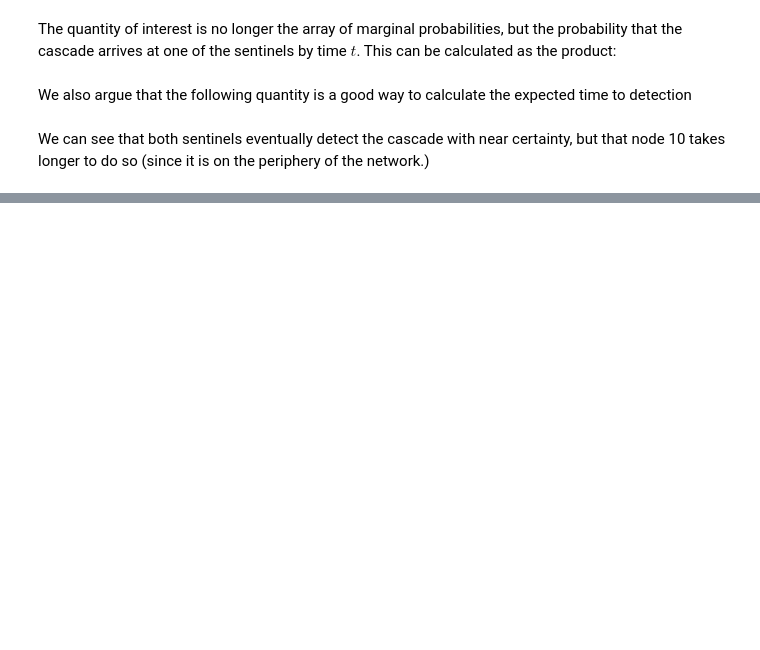
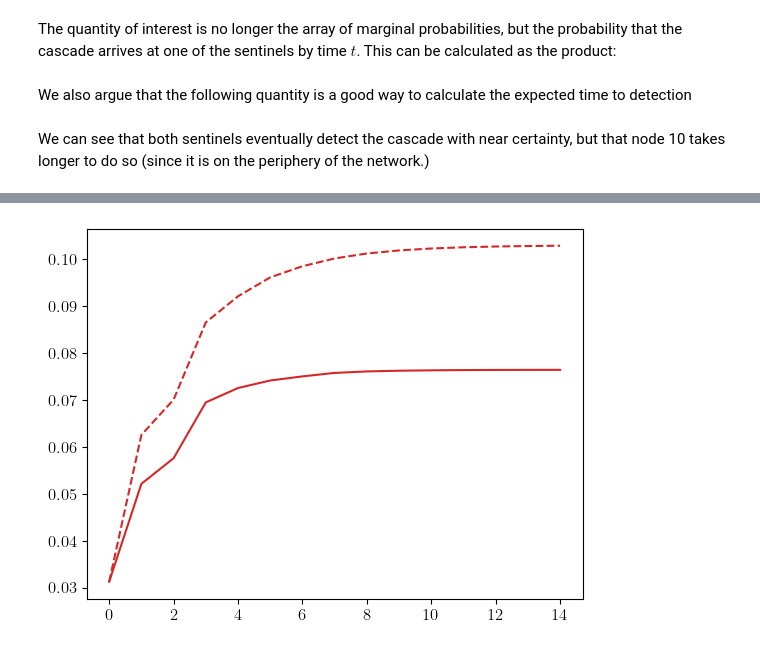
Before and after one commit to erikweis/loopy-MP-interventions, a Jupyter notebook: example.ipynb, the cells around one changed output, grey strips where cells are left out. Drawn from its saved outputs; the diff is of its cells as text; code cells hidden in the pictures; blank space fills up the shorter version.

```diff
--- a/example.ipynb
+++ b/example.ipynb
@@ -228,0 +300,9 @@ Text(3.9715934059486413, 0.2, 'Expected time to detection\n $t=3.47$')
+# %%
+t_max = 15
+for idx,j in enumerate(NMP.state[1].keys()):
+    if j != 7:
+        continue
+    plt.plot(NMP.state[1][j][:t_max], label=f'Node {j}',color = f'C{idx}')
+    plt.plot(NMPt.state[1][j][:t_max], label=f'Node {j}', linestyle='--',color = f'C{idx}')
+# %% [output]
+[figure, added]
```
Also changed, not shown: parts of 35 cells of this notebook, 4 other files.
